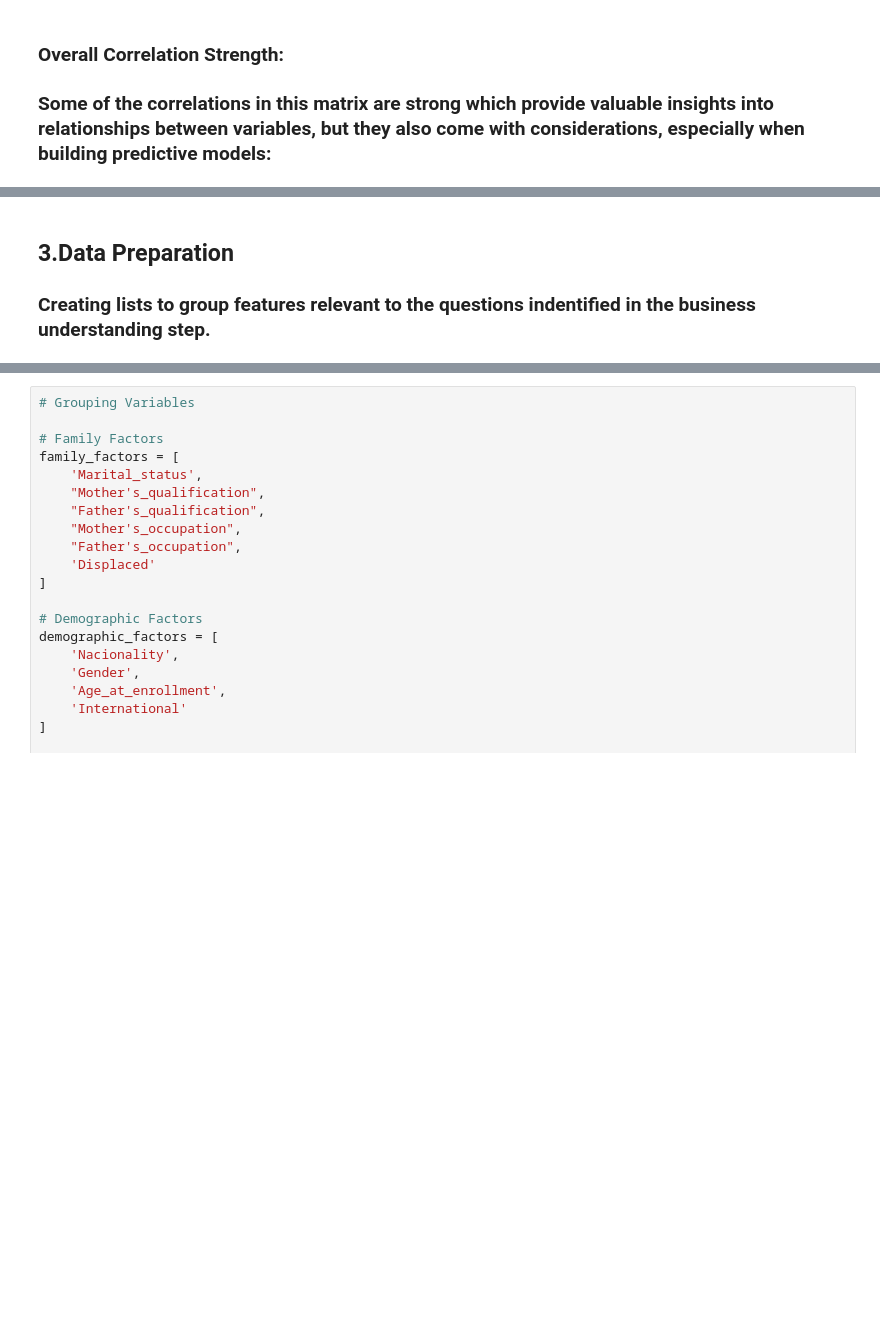
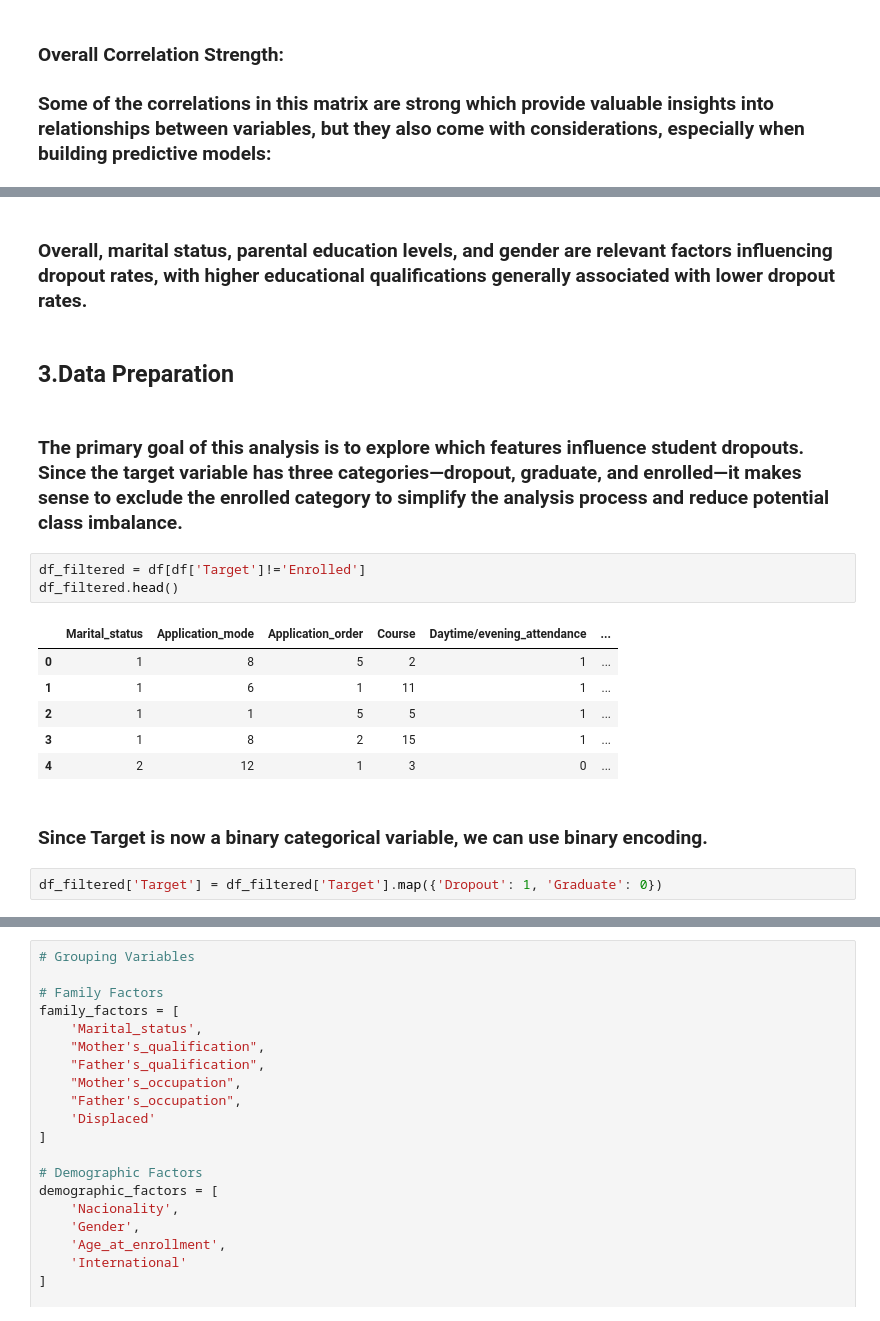
Before and after one commit to mrme77/School_DropOuts, a Jupyter notebook: Analysis.ipynb, the cells around one changed output, grey strips where cells are left out. Drawn from its saved outputs; the diff is of its cells as text; blank space fills up the shorter version.

```diff
--- a/Analysis.ipynb
+++ b/Analysis.ipynb
@@ -401,4 +475,22 @@ plt.show()
+# %% [markdown]
+### Overall, marital status, parental education levels, and gender are relevant factors influencing dropout rates, with higher educational qualifications generally associated with lower dropout rates.
+# %% [markdown]
+## 3.Data Preparation
 # %% [markdown]
-## 3.Data Preparation
 
-### Creating lists to group features relevant to the questions indentified in the business understanding step.
+
+### The primary goal of this analysis is to explore which features influence student dropouts. Since the target variable has three categories—dropout, graduate, and enrolled—it makes sense to exclude the enrolled category to simplify the analysis process and reduce potential class imbalance.
+# %%
+df_filtered = df[df['Target']!='Enrolled']
+df_filtered.head()
+# %% [output]
+|  | Marital_status | Application_mode | Application_order | Course | Daytime/evening_attendance | ... |
+| 0 | 1 | 8 | 5 | 2 | 1 | ... |
+| 1 | 1 | 6 | 1 | 11 | 1 | ... |
+| 2 | 1 | 1 | 5 | 5 | 1 | ... |
+| 3 | 1 | 8 | 2 | 15 | 1 | ... |
+| 4 | 2 | 12 | 1 | 3 | 0 | ... |
+# %% [markdown]
+### Since Target is now a binary categorical variable, we can use binary encoding.
+# %%
+df_filtered['Target'] = df_filtered['Target'].map({'Dropout': 1, 'Graduate': 0})
```
Also changed, not shown: parts of 24 cells of this notebook.
